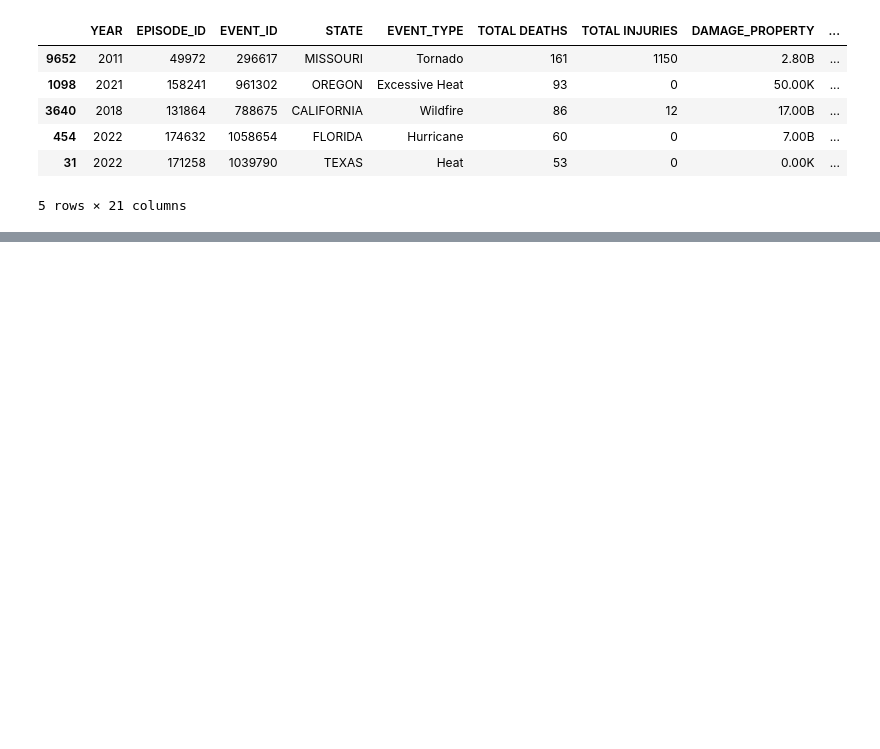
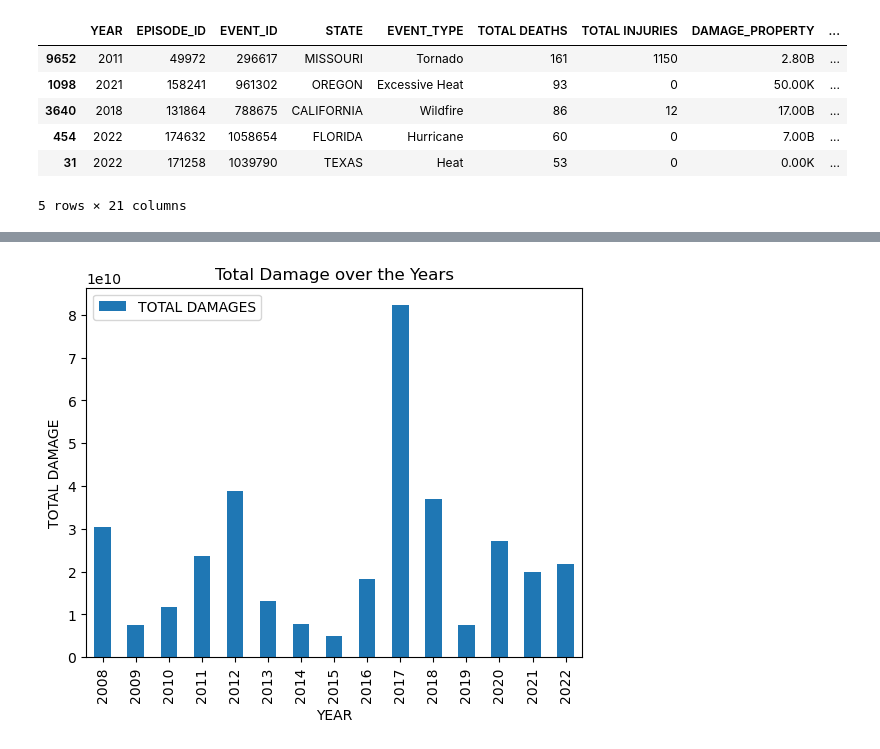
Before and after one commit to elizabethmorgan26/team1, a Jupyter notebook: mergestorm.ipynb, the cells around one changed output, grey strips where cells are left out. Saved outputs shown, nothing was run; the diff lists cells and outputs as text; code cells hidden in the pictures; blank space fills up the shorter version.

```diff
--- a/mergestorm.ipynb
+++ b/mergestorm.ipynb
@@ -296,3 +369,10 @@ plt.show()
 # %%
-drop_merged_df.head()
+# Create a scatter plot for total damage over the years
+damagebyyear.plot(kind = "bar")
+plt.title('Total Damage over the Years')
+plt.xlabel('YEAR')
+plt.ylabel('TOTAL DAMAGE')
+plt.show()
+# %% [output]
+[figure, added]
 # %%
```
Also changed, not shown: parts of 21 cells of this notebook, 2 other files.
